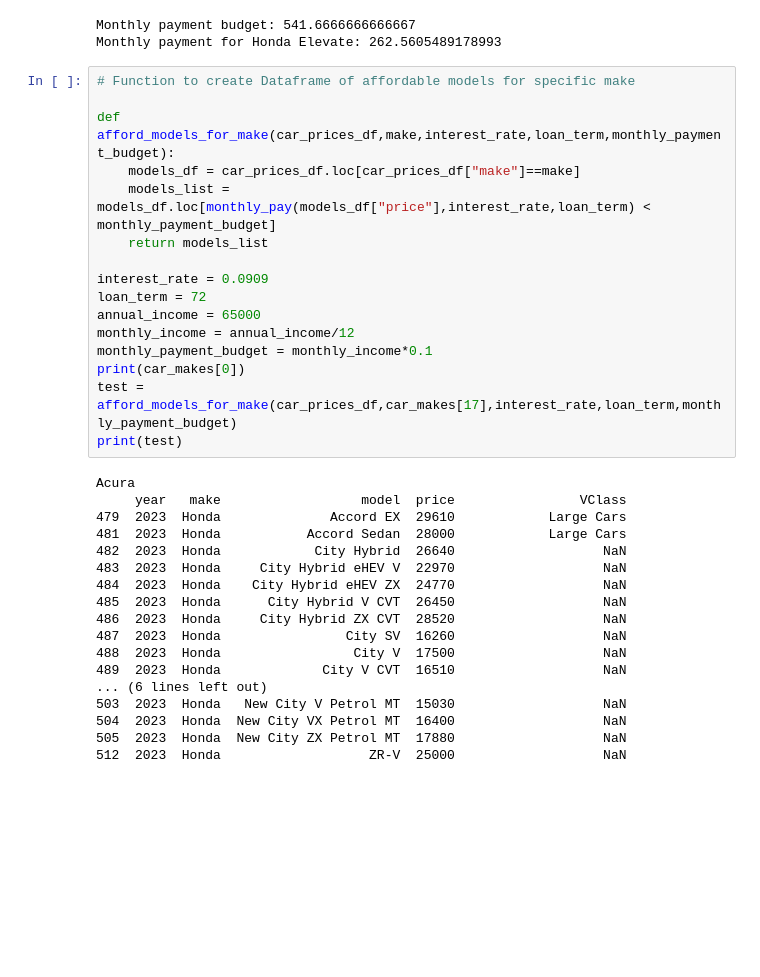
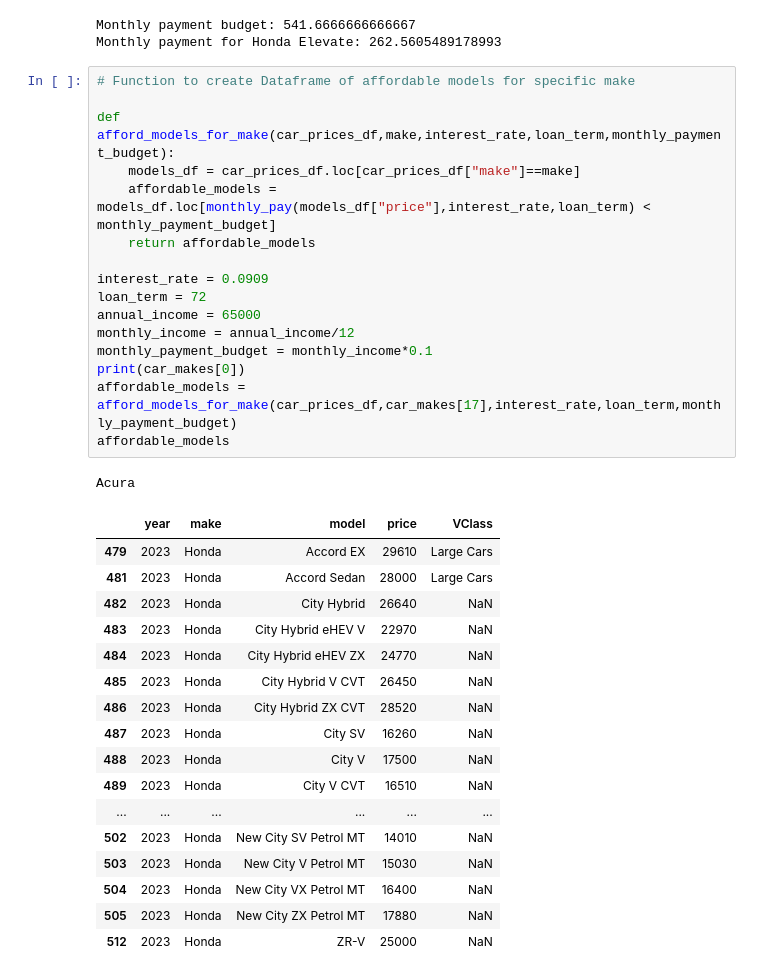
Before and after one commit to raniljoshua/Data-Analysis-Bootcamp_Project-1, a Jupyter notebook: car_payment.ipynb, the cells around one changed output. Drawn from its saved outputs; the diff is of its cells as text; blank space fills up the shorter version.

```diff
--- a/car_payment.ipynb
+++ b/car_payment.ipynb
@@ -91,37 +91,38 @@ Monthly payment for Honda Elevate: 262.5605489178993
 # %%
 # Function to create Dataframe of affordable models for specific make
 
 def afford_models_for_make(car_prices_df,make,interest_rate,loan_term,monthly_payment_budget):
     models_df = car_prices_df.loc[car_prices_df["make"]==make]
-    models_list = models_df.loc[monthly_pay(models_df["price"],interest_rate,loan_term) < monthly_payment_budget]
-    return models_list
+    affordable_models = models_df.loc[monthly_pay(models_df["price"],interest_rate,loan_term) < monthly_payment_budget]
+    return affordable_models
 
 interest_rate = 0.0909
 loan_term = 72
 annual_income = 65000
 monthly_income = annual_income/12
 monthly_payment_budget = monthly_income*0.1
 print(car_makes[0])
-test = afford_models_for_make(car_prices_df,car_makes[17],interest_rate,loan_term,monthly_payment_budget)
-print(test)
+affordable_models = afford_models_for_make(car_prices_df,car_makes[17],interest_rate,loan_term,monthly_payment_budget)
+affordable_models
 # %% [output]
 Acura
-     year   make                  model  price                VClass
-479  2023  Honda              Accord EX  29610            Large Cars
-481  2023  Honda           Accord Sedan  28000            Large Cars
-482  2023  Honda            City Hybrid  26640                   NaN
-483  2023  Honda     City Hybrid eHEV V  22970                   NaN
-484  2023  Honda    City Hybrid eHEV ZX  24770                   NaN
-485  2023  Honda      City Hybrid V CVT  26450                   NaN
-486  2023  Honda     City Hybrid ZX CVT  28520                   NaN
-487  2023  Honda                City SV  16260                   NaN
-488  2023  Honda                 City V  17500                   NaN
-489  2023  Honda             City V CVT  16510                   NaN
-... (6 lines left out)
-503  2023  Honda   New City V Petrol MT  15030                   NaN
-504  2023  Honda  New City VX Petrol MT  16400                   NaN
-505  2023  Honda  New City ZX Petrol MT  17880                   NaN
-512  2023  Honda                   ZR-V  25000                   NaN
+|  | year | make | model | price | VClass |
+| 479 | 2023 | Honda | Accord EX | 29610 | Large Cars |
+| 481 | 2023 | Honda | Accord Sedan | 28000 | Large Cars |
+| 482 | 2023 | Honda | City Hybrid | 26640 | NaN |
+| 483 | 2023 | Honda | City Hybrid eHEV V | 22970 | NaN |
+| 484 | 2023 | Honda | City Hybrid eHEV ZX | 24770 | NaN |
+| 485 | 2023 | Honda | City Hybrid V CVT | 26450 | NaN |
+| 486 | 2023 | Honda | City Hybrid ZX CVT | 28520 | NaN |
+| 487 | 2023 | Honda | City SV | 16260 | NaN |
+| 488 | 2023 | Honda | City V | 17500 | NaN |
+| 489 | 2023 | Honda | City V CVT | 16510 | NaN |
+| ... | ... | ... | ... | ... | ... |
+| 502 | 2023 | Honda | New City SV Petrol MT | 14010 | NaN |
+| 503 | 2023 | Honda | New City V Petrol MT | 15030 | NaN |
+| 504 | 2023 | Honda | New City VX Petrol MT | 16400 | NaN |
+| 505 | 2023 | Honda | New City ZX Petrol MT | 17880 | NaN |
+| 512 | 2023 | Honda | ZR-V | 25000 | NaN |
 # %%
 # Function to calculate and create Dataframe of percentage affordable of all cars
 def percent_afford_per_make(car_prices_df,interest_rate,loan_term,monthly_payment_budget,car_makes):
```
Also changed, not shown: parts of 6 cells of this notebook.
